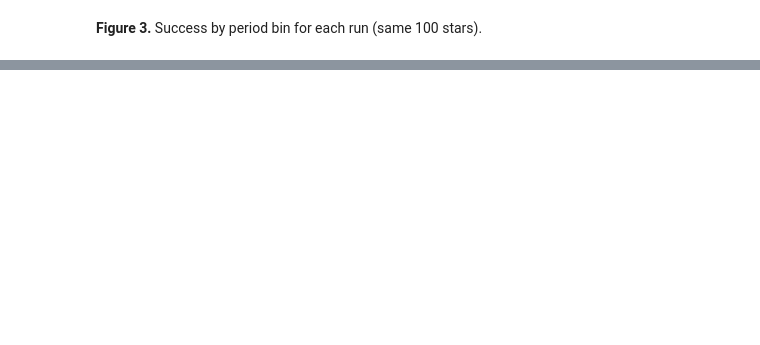
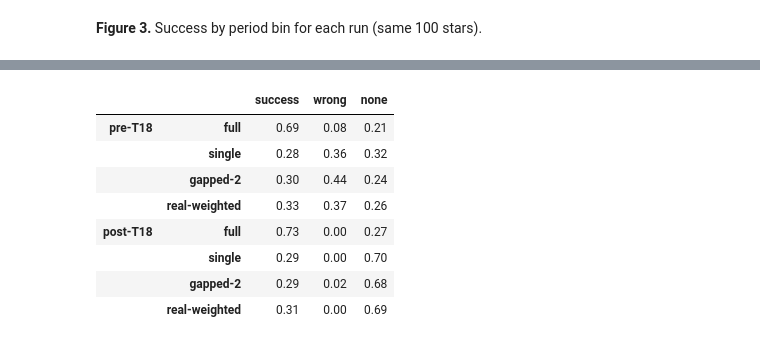
Before and after one commit to rae-holcomb/ss_redevelopment, a Jupyter notebook: reports/2026-10-14_t16a-coverage-infrastructure/notebook.ipynb, the cells around one changed output, grey strips where cells are left out. Cells and saved outputs as stored; diff of their text form; code cells hidden in the pictures; blank space fills up the shorter version.

```diff
--- a/reports/2026-10-14_t16a-coverage-infrastructure/notebook.ipynb
+++ b/reports/2026-10-14_t16a-coverage-infrastructure/notebook.ipynb
@@ -419,0 +420,8 @@ meta_snr
+# %%
+s = runs["single"]
+print(pd.crosstab(pd.cut(s.meta_snr, [0, 2, 5, 20]), s.final_outcome, margins=True))
+both = runs["full"].set_index("star_id")[["final_outcome"]].join(s.set_index("star_id")[["final_outcome", "period_bin"]], rsuffix="_single")
+print()
+print("full-coverage successes that single-sector declines, by period bin:")
+lost = both[both.final_outcome.isin(ev.SUCCESS_OUTCOMES) & (both.final_outcome_single == ev.NONE)]
+print(lost.period_bin.value_counts().reindex(ev.PERIOD_BIN_LABELS).fillna(0).astype(int).to_dict(), "of", len(lost))
@@ -420 +442,20 @@ meta_snr
+# %%
+old = {}
+full_old = pd.read_csv(DATA / "full200" / "per_star.csv")
+old["full"] = full_old[full_old.star_id.str[-5:].astype(int) < 100]
+for r in ("single", "gapped-2", "real-weighted"):
+    old[r] = pd.read_csv(DATA / r / "per_star.csv", dtype={"sectors": str})
+cmp_tab = pd.concat({"pre-T18": pd.DataFrame({k: ev.outcome_fractions(v.final_outcome) for k, v in old.items()}).T,
+                     "post-T18": pd.DataFrame({k: ev.outcome_fractions(v.final_outcome) for k, v in runs.items() if k in old}).T})
+cmp_tab[["success", "wrong", "none"]].round(3)
+# %% [output]
+|  |  | success | wrong | none |
+| pre-T18 | full | 0.69 | 0.08 | 0.21 |
+|  | single | 0.28 | 0.36 | 0.32 |
+|  | gapped-2 | 0.30 | 0.44 | 0.24 |
+|  | real-weighted | 0.33 | 0.37 | 0.26 |
+| post-T18 | full | 0.73 | 0.00 | 0.27 |
+|  | single | 0.29 | 0.00 | 0.70 |
+|  | gapped-2 | 0.29 | 0.02 | 0.68 |
+|  | real-weighted | 0.31 | 0.00 | 0.69 |
 # %% [markdown]
```
Also changed, not shown: parts of 16 cells of this notebook, 17 other files.
